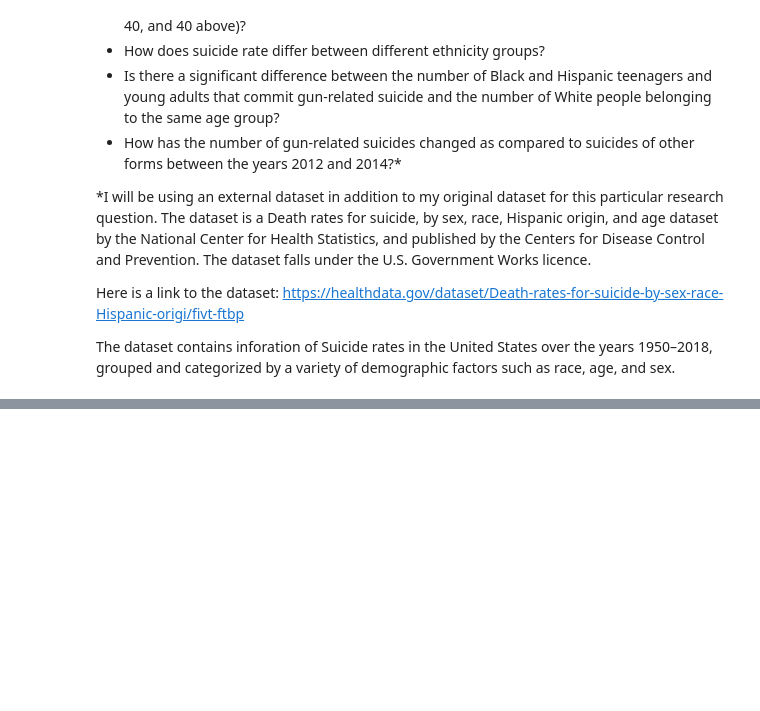
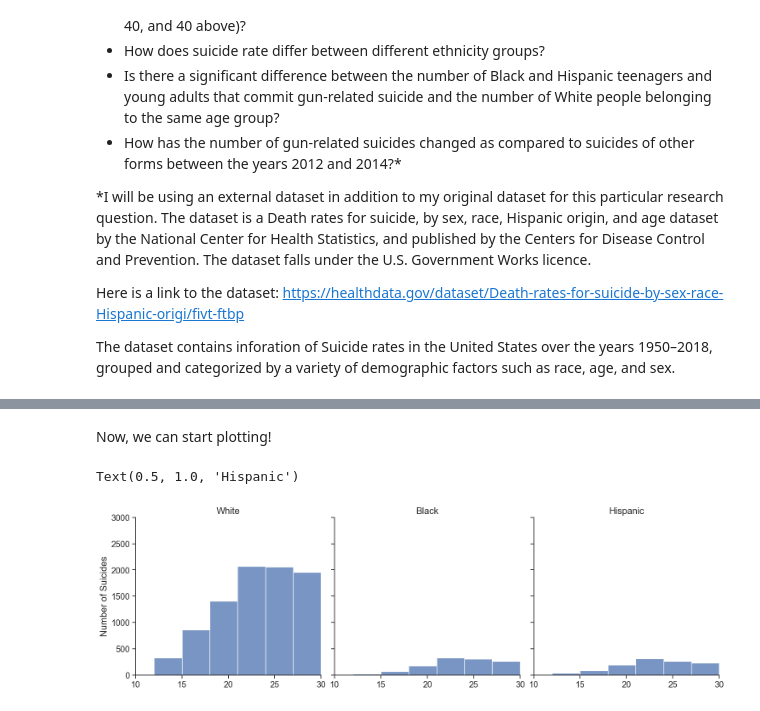
Before and after one commit to ubco-W2022T2-data301/project-group09, a Jupyter notebook: analysis/analysis3.ipynb, the cells around one changed output, grey strips where cells are left out. Saved outputs shown, nothing was run; the diff lists cells and outputs as text; code cells hidden in the pictures; blank space fills up the shorter version.

```diff
--- a/analysis/analysis3.ipynb
+++ b/analysis/analysis3.ipynb
@@ -38,0 +197,4 @@ raw_data
+# %%
+df_temp = df_cleaned[(df_cleaned.race == 'White') | (df_cleaned.race == 'Black') | (df_cleaned.race == 'Hispanic')]
+df.dropna(inplace = True)
+df_temp
@@ -38,0 +215,19 @@ raw_data
+# %% [markdown]
+Now, we can start plotting!
+# %%
+g = sns.displot(
+    df_temp, x="age", col="race",
+    binwidth=3, height=5, facet_kws=dict(margin_titles=True),
+)
+g.set(xlabel = "", ylabel = 'Number of Suicides', xlim = (10,30), ylim = (0,3000))
+fig = g.figure
+
+a1 = fig.axes[0]
+a1.set_title("White")
+a2 = fig.axes[1]
+a2.set_title("Black")
+a3 = fig.axes[2]
+a3.set_title("Hispanic")
+# %% [output]
+Text(0.5, 1.0, 'Hispanic')
+[figure, added]
```
Also changed, not shown: parts of 34 cells of this notebook, 1 other file.
